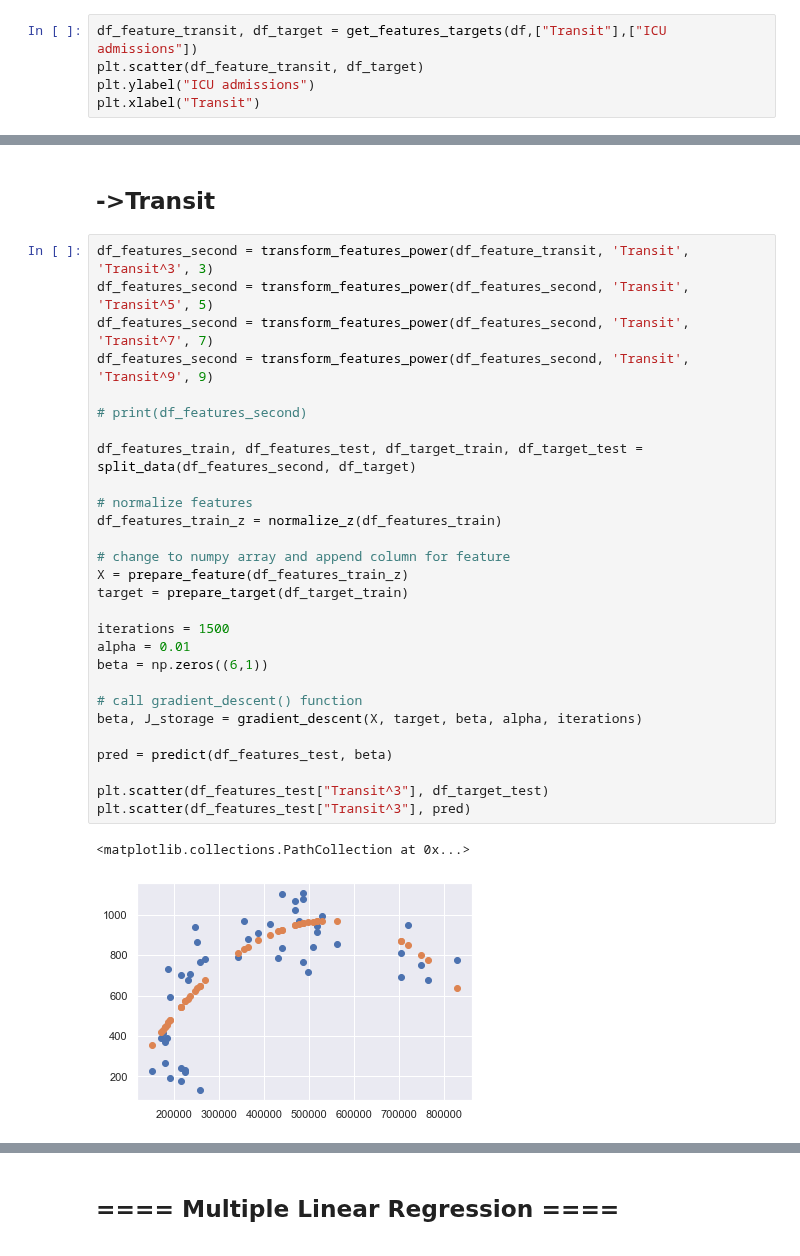
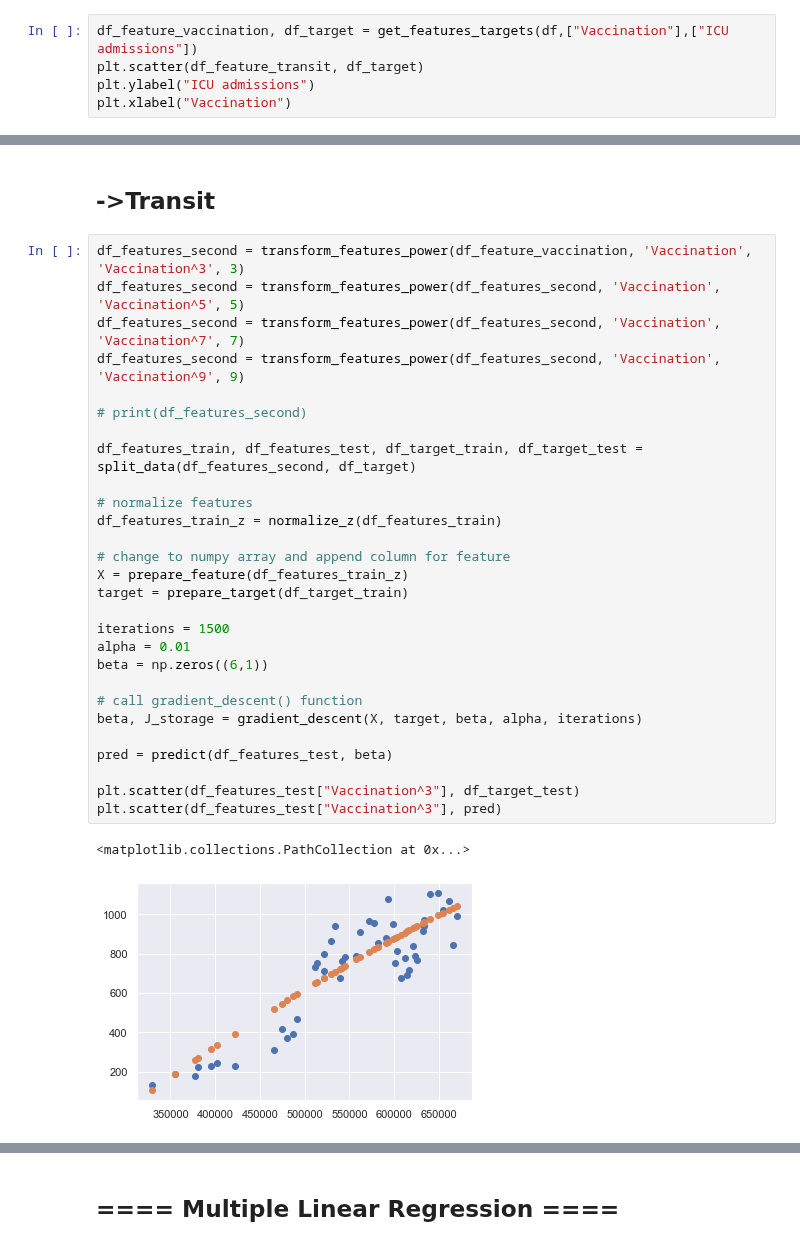
Before and after one commit to clash9529/DDW_Task2, a Jupyter notebook: predict_icu_admission.ipynb, the cells around one changed output, grey strips where cells are left out. Saved outputs shown, nothing was run; the diff lists cells and outputs as text.

```diff
--- a/predict_icu_admission.ipynb
+++ b/predict_icu_admission.ipynb
@@ -153,8 +161,8 @@ plt.xlabel("Delta")
 Text(0.5, 0, 'Delta')
 [figure]
 # %%
-df_feature_transit, df_target = get_features_targets(df,["Transit"],["ICU admissions"])
+df_feature_vaccination, df_target = get_features_targets(df,["Vaccination"],["ICU admissions"])
 plt.scatter(df_feature_transit, df_target)
 plt.ylabel("ICU admissions")
-plt.xlabel("Transit")
+plt.xlabel("Vaccination")
 # %% [output]
@@ -315,36 +323,36 @@ The Adjusted R Squared value is 0.72
 # %% [markdown]
 ## ->Transit
 # %%
-df_features_second = transform_features_power(df_feature_transit, 'Transit', 'Transit^3', 3)
-df_features_second = transform_features_power(df_features_second, 'Transit', 'Transit^5', 5)
-df_features_second = transform_features_power(df_features_second, 'Transit', 'Transit^7', 7)
-df_features_second = transform_features_power(df_features_second, 'Transit', 'Transit^9', 9)
+df_features_second = transform_features_power(df_feature_vaccination, 'Vaccination', 'Vaccination^3', 3)
+df_features_second = transform_features_power(df_features_second, 'Vaccination', 'Vaccination^5', 5)
+df_features_second = transform_features_power(df_features_second, 'Vaccination', 'Vaccination^7', 7)
+df_features_second = transform_features_power(df_features_second, 'Vaccination', 'Vaccination^9', 9)
 
 # print(df_features_second)
 
 df_features_train, df_features_test, df_target_train, df_target_test = split_data(df_features_second, df_target)
 
 # normalize features
 df_features_train_z = normalize_z(df_features_train)
 
 # change to numpy array and append column for feature
 X = prepare_feature(df_features_train_z)
 target = prepare_target(df_target_train)
 
 iterations = 1500
 alpha = 0.01
 beta = np.zeros((6,1))
 
 # call gradient_descent() function
 beta, J_storage = gradient_descent(X, target, beta, alpha, iterations)
 
 pred = predict(df_features_test, beta)
 
-plt.scatter(df_features_test["Transit^3"], df_target_test)
-plt.scatter(df_features_test["Transit^3"], pred)
+plt.scatter(df_features_test["Vaccination^3"], df_target_test)
+plt.scatter(df_features_test["Vaccination^3"], pred)
 # %% [output]
 <matplotlib.collections.PathCollection at 0x...>
-[figure, old version]
+[figure, new version]
 # %%
 # TESTS
 printBeta(beta)
```
Also changed, not shown: parts of 17 cells of this notebook, 1 other file.
